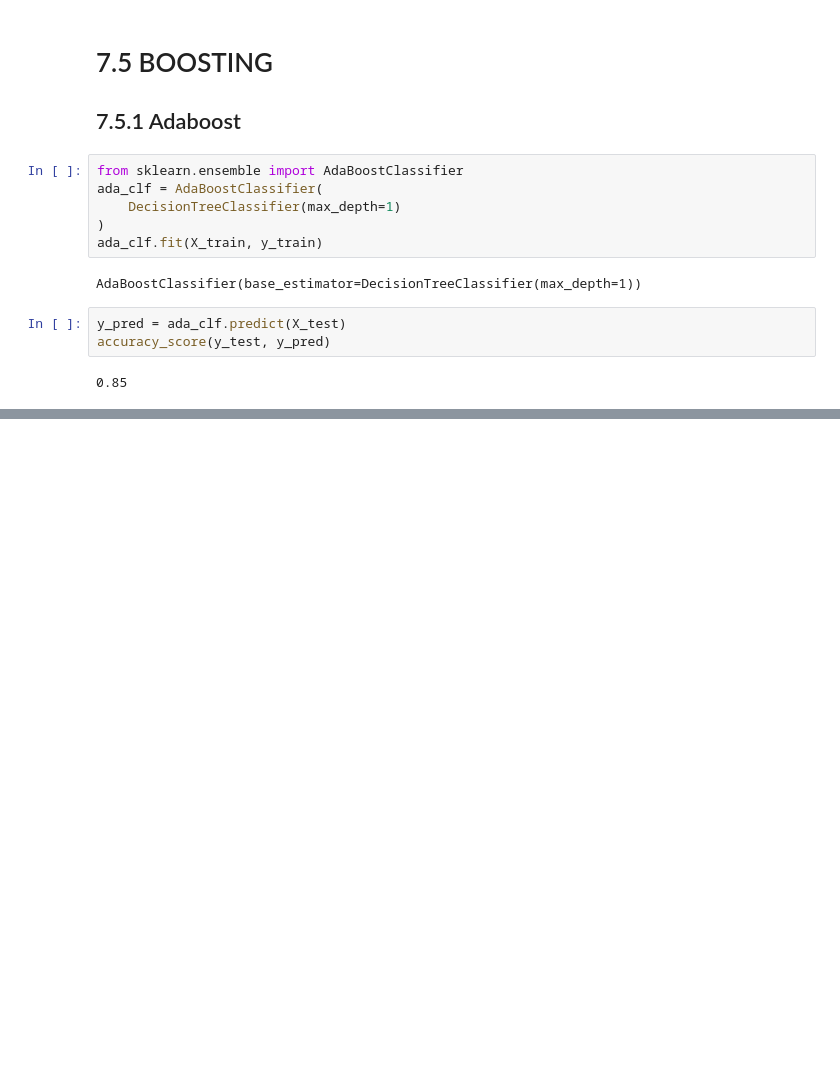
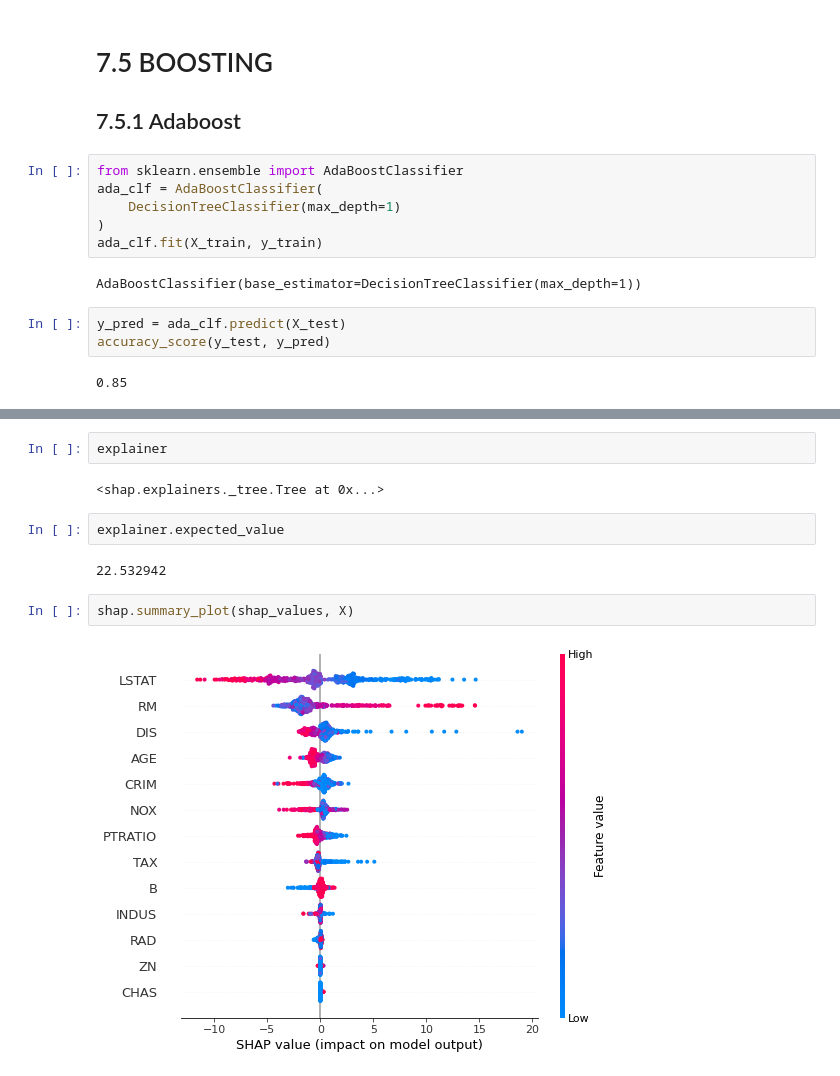
Before and after one commit to VVER0114/MLlearning, a Jupyter notebook: 第七章 集成学习.ipynb, the cells around one changed output, grey strips where cells are left out. Saved outputs shown, nothing was run; the diff lists cells and outputs as text; blank space fills up the shorter version.

```diff
--- a/第七章 集成学习.ipynb
+++ b/第七章 集成学习.ipynb
@@ -115,0 +190,12 @@ accuracy_score(y_test, y_pred)
+# %%
+explainer
+# %% [output]
+<shap.explainers._tree.Tree at 0x...>
+# %%
+explainer.expected_value
+# %% [output]
+22.532942
+# %%
+shap.summary_plot(shap_values, X)
+# %% [output]
+[figure, added]
```
Also changed, not shown: parts of 17 cells of this notebook, 2 other files.
